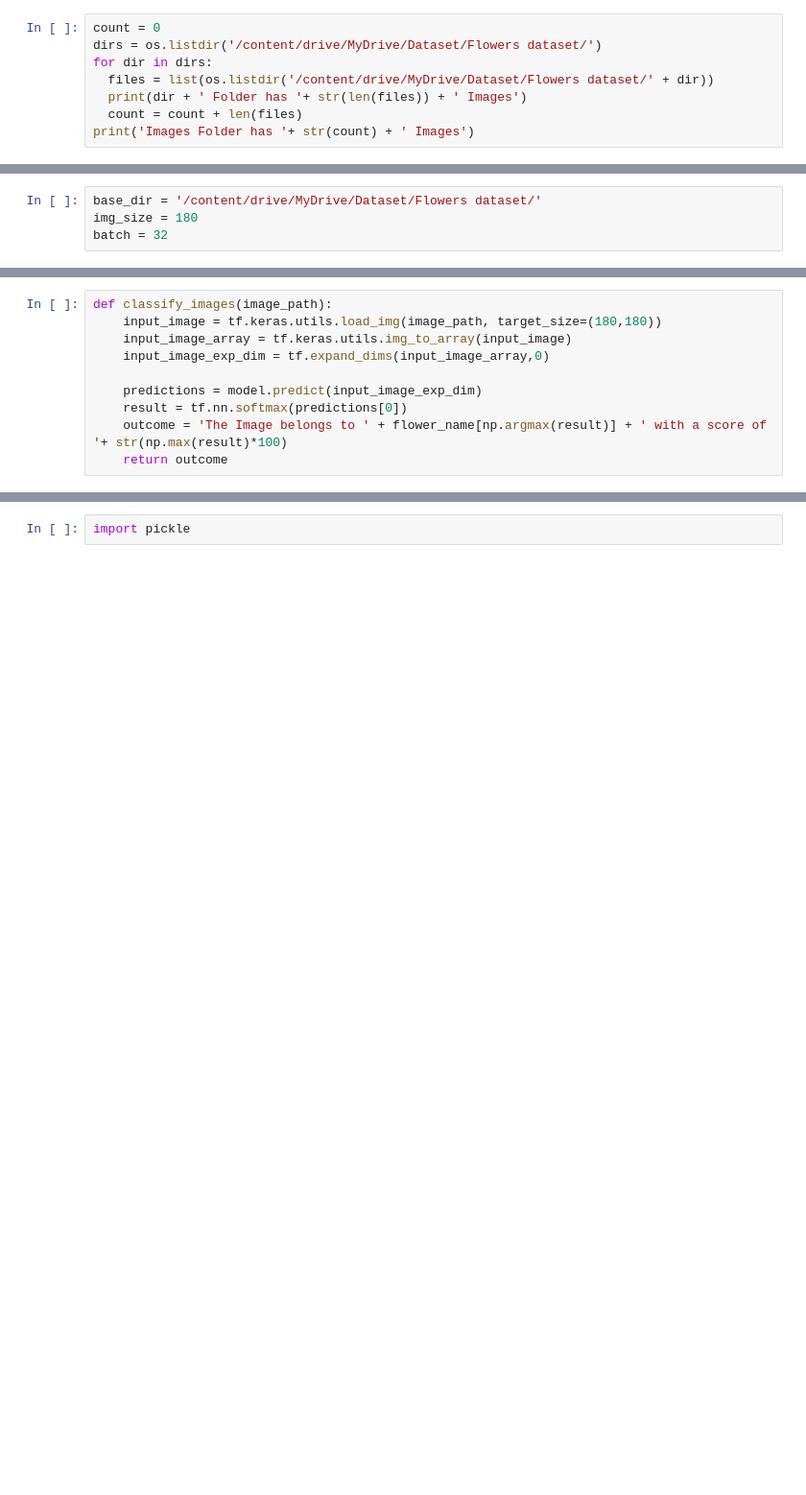
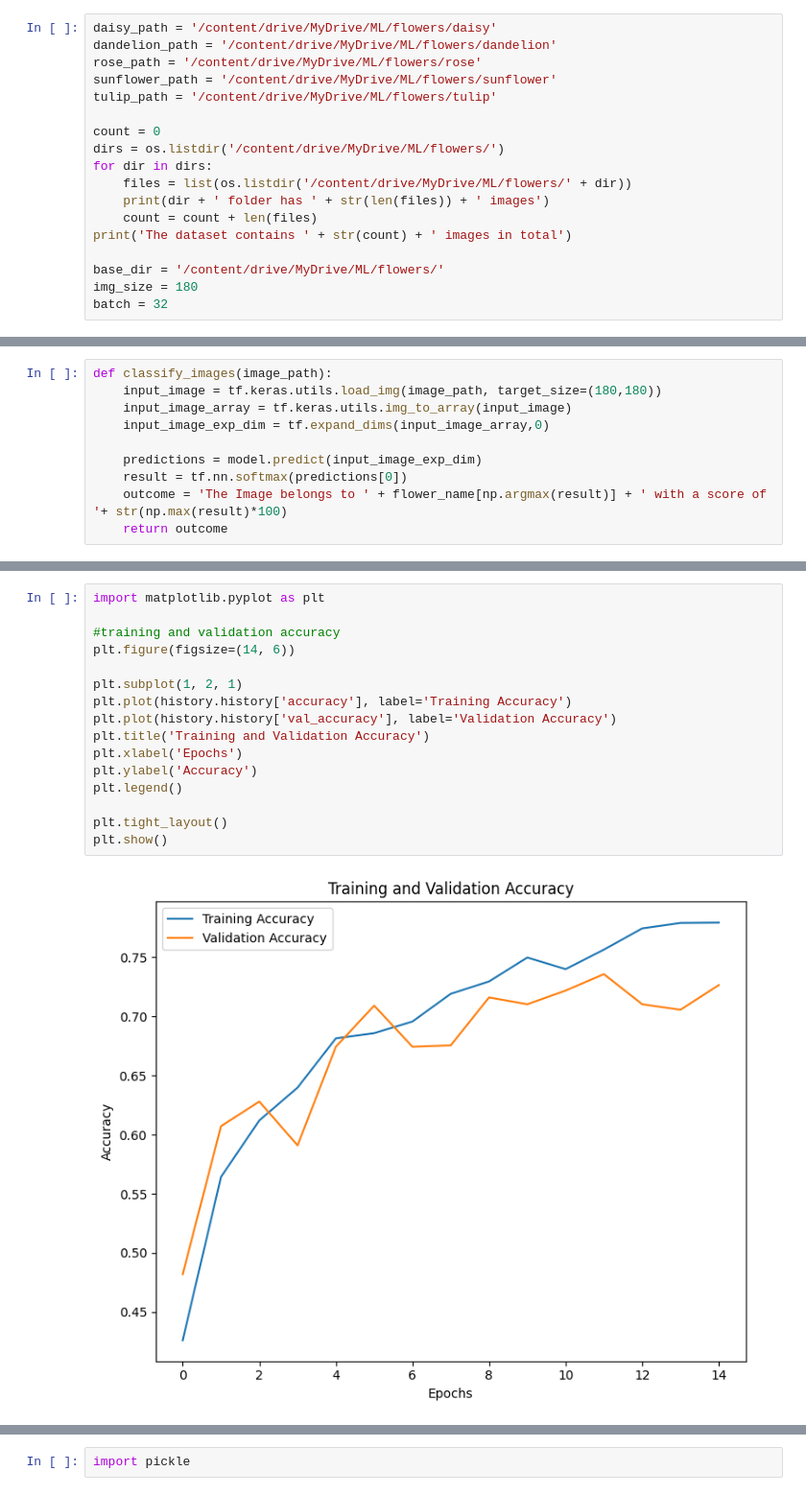
Before and after one commit to DSBaoPhuc/Flowers-Classification, a Jupyter notebook: Flowers_Classification.ipynb, the cells around one changed output, grey strips where cells are left out. Shown at 96% size. Cells and saved outputs as stored; diff of their text form; blank space fills up the shorter version.

```diff
--- a/Flowers_Classification.ipynb
+++ b/Flowers_Classification.ipynb
@@ -24,9 +18,19 @@ tulip_path = '/content/drive/MyDrive/Dataset/Flowers dataset/tulip'
 # %%
+daisy_path = '/content/drive/MyDrive/ML/flowers/daisy'
+dandelion_path = '/content/drive/MyDrive/ML/flowers/dandelion'
+rose_path = '/content/drive/MyDrive/ML/flowers/rose'
+sunflower_path = '/content/drive/MyDrive/ML/flowers/sunflower'
+tulip_path = '/content/drive/MyDrive/ML/flowers/tulip'
+
 count = 0
-dirs = os.listdir('/content/drive/MyDrive/Dataset/Flowers dataset/')
+dirs = os.listdir('/content/drive/MyDrive/ML/flowers/')
 for dir in dirs:
-  files = list(os.listdir('/content/drive/MyDrive/Dataset/Flowers dataset/' + dir))
-  print(dir + ' Folder has '+ str(len(files)) + ' Images')
-  count = count + len(files)
-print('Images Folder has '+ str(count) + ' Images')
+    files = list(os.listdir('/content/drive/MyDrive/ML/flowers/' + dir))
+    print(dir + ' folder has ' + str(len(files)) + ' images')
+    count = count + len(files)
+print('The dataset contains ' + str(count) + ' images in total')
+
+base_dir = '/content/drive/MyDrive/ML/flowers/'
+img_size = 180
+batch = 32
 # %% [output]
@@ -39,7 +43,3 @@ Images Folder has 4317 Images
-# %%
-base_dir = '/content/drive/MyDrive/Dataset/Flowers dataset/'
-img_size = 180
-batch = 32
 # %%
 train_ds = tf.keras.utils.image_dataset_from_directory(base_dir,
                                                        seed = 123,
@@ -186,0 +182,18 @@ classify_images('/content/drive/MyDrive/Dataset/Flowers dataset/daisy/100080576_
+# %%
+import matplotlib.pyplot as plt
+
+#training and validation accuracy
+plt.figure(figsize=(14, 6))
+
+plt.subplot(1, 2, 1)
+plt.plot(history.history['accuracy'], label='Training Accuracy')
+plt.plot(history.history['val_accuracy'], label='Validation Accuracy')
+plt.title('Training and Validation Accuracy')
+plt.xlabel('Epochs')
+plt.ylabel('Accuracy')
+plt.legend()
+
+plt.tight_layout()
+plt.show()
+# %% [output]
+[figure, added]
```
Also changed, not shown: parts of 10 cells of this notebook, 2 other files.
